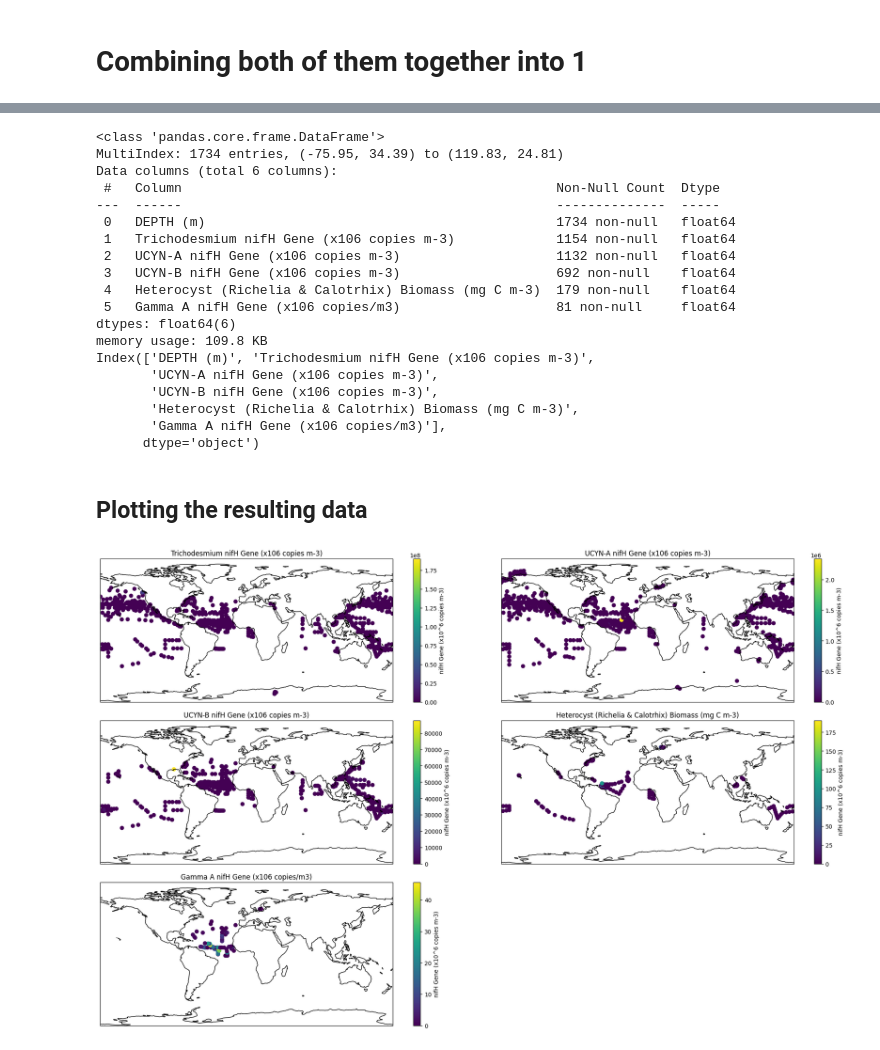
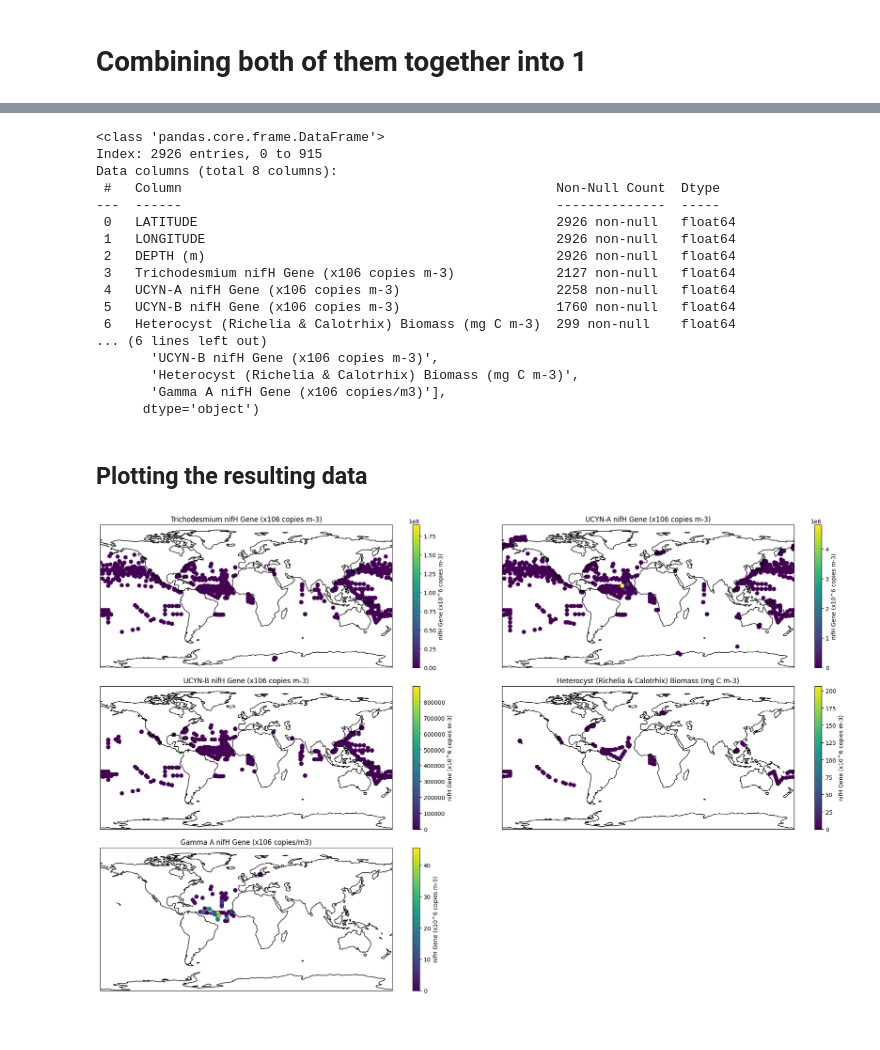
Before and after one commit to systemsecologygroup/N2-fixers-in-the-ocean, a Jupyter notebook: obs_nifh.ipynb, the cells around one changed output, grey strips where cells are left out. Drawn from its saved outputs; the diff is of its cells as text; code cells hidden in the pictures.

```diff
--- a/obs_nifh.ipynb
+++ b/obs_nifh.ipynb
@@ -245,0 +282,15 @@ memory usage: 247.1 KB
+# %%
+#I want to see the distributions of each variable to see what we are working with
+figure, axis = plt.subplots(3, 2, figsize = (10,7))
+
+#i want to see distributions of the points
+axes = axis.flatten()
+for i, bact in enumerate(bact_cols):
+    title = bact+" distribution"
+    ax = axes[i]
+
+    combined_df[bact].hist(bins=50,ax=ax)
+    ax.set_title(title)
+
+plt.tight_layout()
+plt.show()
@@ -246,23 +299,22 @@ memory usage: 247.1 KB
 # %%
-combined_avg = combined_df.groupby(by=['LATITUDE', 'LONGITUDE']).mean()#first check for nulls and maybe fill them in before averaging
+#combined_avg = combined_df.groupby(by=['LATITUDE', 'LONGITUDE']).mean()#first check for nulls and maybe fill them in before averaging
+combined_avg=combined_df
 combined_avg.info()
 print(combined_avg.columns)
 # %% [output]
 <class 'pandas.core.frame.DataFrame'>
-MultiIndex: 1734 entries, (-75.95, 34.39) to (119.83, 24.81)
-Data columns (total 6 columns):
+Index: 2926 entries, 0 to 915
+Data columns (total 8 columns):
  #   Column                                                Non-Null Count  Dtype
 ---  ------                                                --------------  -----
- 0   DEPTH (m)                                             1734 non-null   float64
- 1   Trichodesmium nifH Gene (x106 copies m-3)             1154 non-null   float64
- 2   UCYN-A nifH Gene (x106 copies m-3)                    1132 non-null   float64
- 3   UCYN-B nifH Gene (x106 copies m-3)                    692 non-null    float64
- 4   Heterocyst (Richelia & Calotrhix) Biomass (mg C m-3)  179 non-null    float64
- 5   Gamma A nifH Gene (x106 copies/m3)                    81 non-null     float64
-dtypes: float64(6)
-memory usage: 109.8 KB
-Index(['DEPTH (m)', 'Trichodesmium nifH Gene (x106 copies m-3)',
-       'UCYN-A nifH Gene (x106 copies m-3)',
+ 0   LATITUDE                                              2926 non-null   float64
+ 1   LONGITUDE                                             2926 non-null   float64
+ 2   DEPTH (m)                                             2926 non-null   float64
+ 3   Trichodesmium nifH Gene (x106 copies m-3)             2127 non-null   float64
+ 4   UCYN-A nifH Gene (x106 copies m-3)                    2258 non-null   float64
+ 5   UCYN-B nifH Gene (x106 copies m-3)                    1760 non-null   float64
+ 6   Heterocyst (Richelia & Calotrhix) Biomass (mg C m-3)  299 non-null    float64
+... (6 lines left out)
        'UCYN-B nifH Gene (x106 copies m-3)',
        'Heterocyst (Richelia & Calotrhix) Biomass (mg C m-3)',
        'Gamma A nifH Gene (x106 copies/m3)'],
@@ -270,34 +322,32 @@ Index(['DEPTH (m)', 'Trichodesmium nifH Gene (x106 copies m-3)',
 # %% [markdown]
 ## Plotting the resulting data
 # %%
-df_reset = combined_avg.reset_index()#the index is reset from using lat and lon
-
-bact_cols=['Trichodesmium nifH Gene (x106 copies m-3)','UCYN-A nifH Gene (x106 copies m-3)','UCYN-B nifH Gene (x106 copies m-3)','Heterocyst (Richelia & Calotrhix) Biomass (mg C m-3)','Gamma A nifH Gene (x106 copies/m3)']
+df_reset = combined_df.reset_index()#the index is reset from using lat and lon
 
 fig, axes = plt.subplots(nrows=3, ncols=2, figsize=(20, 12), subplot_kw={"projection": ccrs.PlateCarree()})
 axes = axes.flatten()
 for i, bact in enumerate(bact_cols):
     ax = axes[i]
 
     ax.add_feature(cfeature.COASTLINE)
 
     sc = ax.scatter(
         df_reset["LONGITUDE"],
         df_reset["LATITUDE"],
         c=df_reset[bact],
         cmap="viridis",
         s=40,
         transform=ccrs.PlateCarree()
     )
 
     plt.colorbar(sc, ax=ax, label="nifH Gene (x10^6 copies m-3)")
     ax.set_title(bact)
 
 # Hide the unused 6th subplot
 if len(bact_cols) < len(axes):
     axes[-1].axis("off")
 
 plt.tight_layout()
 plt.show()
 # %% [output]
-[figure, old version]
+[figure, new version]
```
Also changed, not shown: parts of 9 cells of this notebook.
